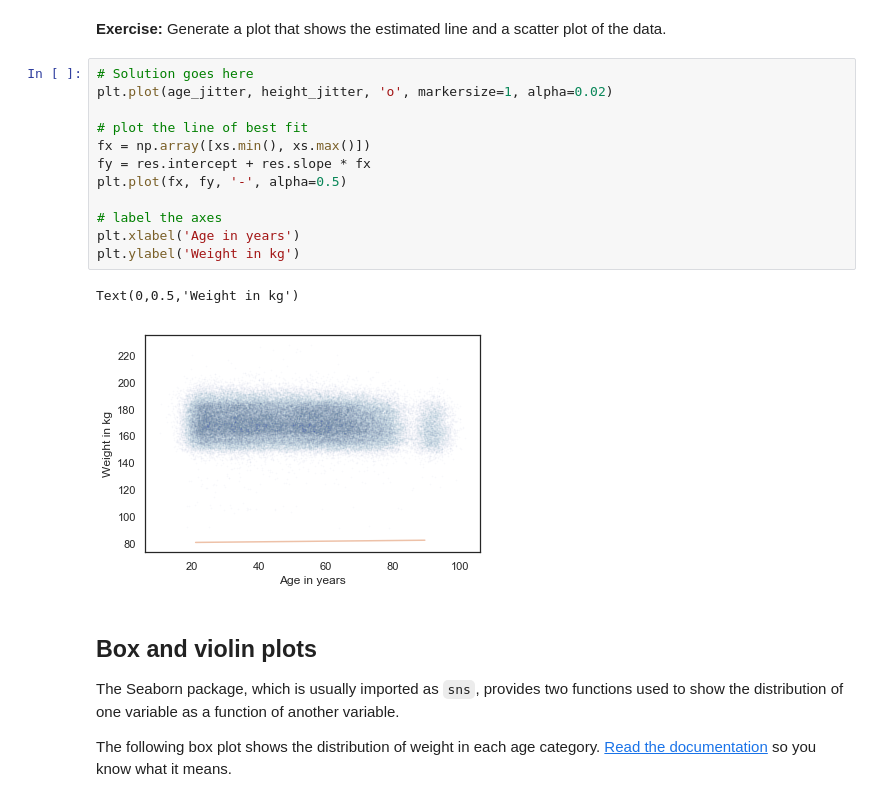
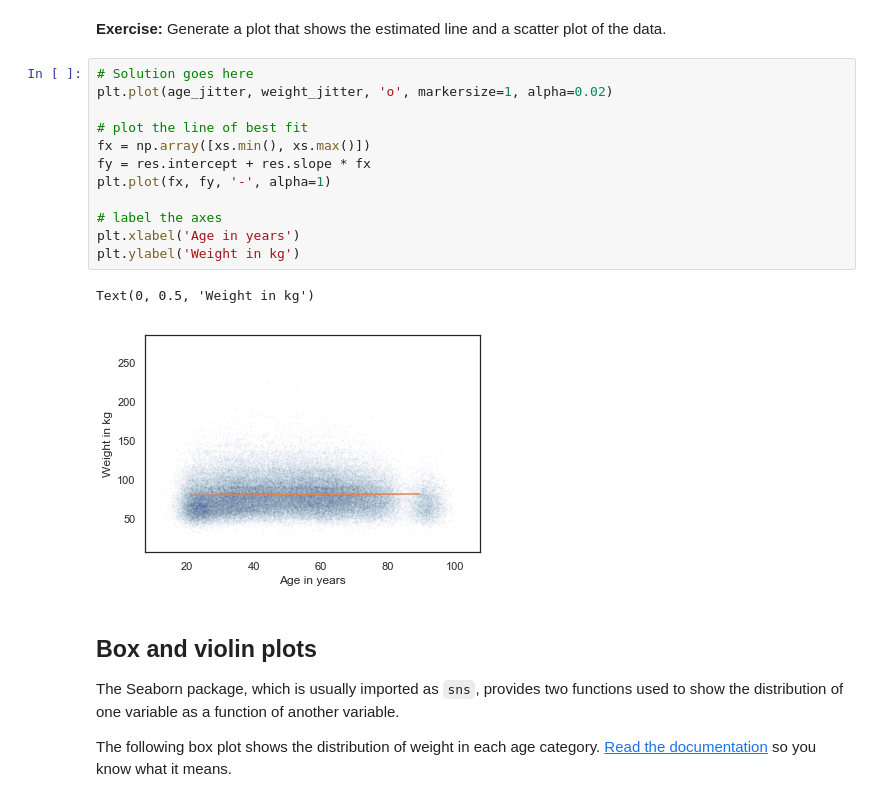
Before and after one commit to gsidsid/ThinkStats2, a Jupyter notebook: homeworks/homework03.ipynb, the cells around one changed output. Cells and saved outputs as stored; diff of their text form.

```diff
--- a/homeworks/homework03.ipynb
+++ b/homeworks/homework03.ipynb
@@ -162,19 +162,19 @@ LinregressResult(slope=0.02398115956696874, intercept=80.07977583683224, rvalue=
 **Exercise:** Generate a plot that shows the estimated line and a scatter plot of the data.
 # %%
 # Solution goes here
-plt.plot(age_jitter, height_jitter, 'o', markersize=1, alpha=0.02)
+plt.plot(age_jitter, weight_jitter, 'o', markersize=1, alpha=0.02)
 
 # plot the line of best fit
 fx = np.array([xs.min(), xs.max()])
 fy = res.intercept + res.slope * fx
-plt.plot(fx, fy, '-', alpha=0.5)
+plt.plot(fx, fy, '-', alpha=1)
 
 # label the axes
 plt.xlabel('Age in years')
 plt.ylabel('Weight in kg')
 # %% [output]
-Text(0,0.5,'Weight in kg')
+Text(0, 0.5, 'Weight in kg')
-[figure, old version]
+[figure, new version]
 # %% [markdown]
 ## Box and violin plots
 
```
Also changed, not shown: parts of 49 cells of this notebook.
